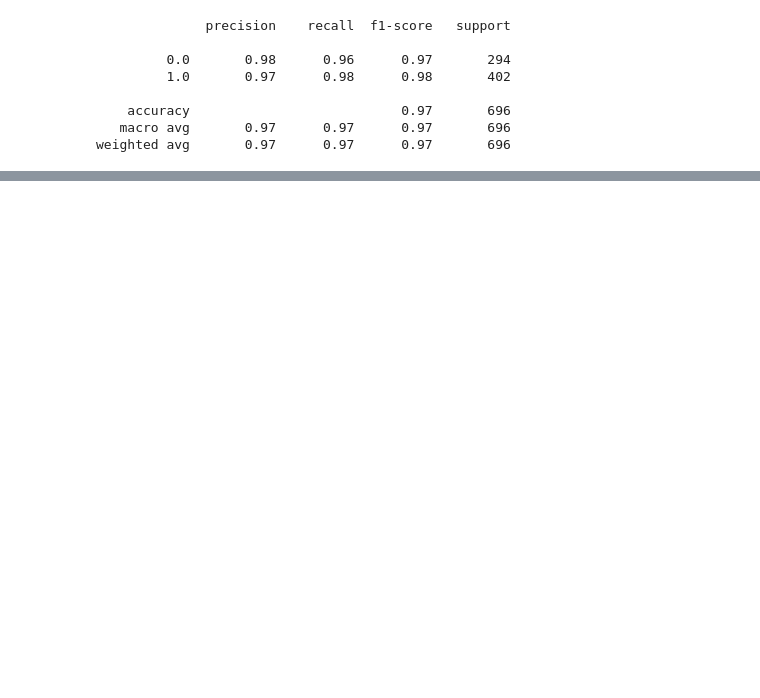
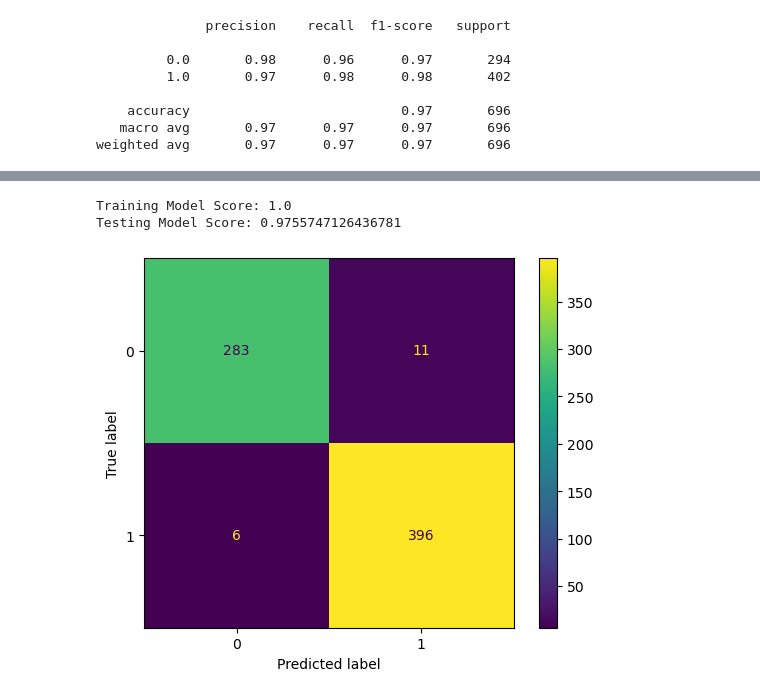
Before and after one commit to Cabone01/Tree_Survival, a Jupyter notebook: Tree_Notebook.ipynb, the cells around one changed output, grey strips where cells are left out. Drawn from its saved outputs; the diff is of its cells as text; code cells hidden in the pictures; blank space fills up the shorter version.

Commit message:
Model complete. Need to make visuals maybe and do ReadMe

```diff
--- a/Tree_Notebook.ipynb
+++ b/Tree_Notebook.ipynb
@@ -336,0 +343,6 @@ weighted avg       0.97      0.97      0.97       696
+# %%
+y_m = df_m2["Event"]
+X_m = df_m2.drop(columns=["Event"])
+# %%
+X_m_train, X_m_test, y_m_train, y_m_test = train_test_split(X_m, y_m, random_state=42)
+X_m_train.head()
@@ -336,0 +356,3 @@ weighted avg       0.97      0.97      0.97       696
+# %%
+model_lgb = lgb.LGBMClassifier()
+model_lgb.fit(X_m_train, y_m_train)
@@ -336,0 +368,3 @@ weighted avg       0.97      0.97      0.97       696
+# %%
+predictions = model_lgb.predict(X_m_test)
+print(classification_report(y_m_test, predictions))
@@ -336,0 +380,13 @@ weighted avg       0.97      0.97      0.97       696
+# %%
+print(f"Training Model Score: {model_lgb.score(X_m_train, y_m_train)}")
+print(f"Testing Model Score: {model_lgb.score(X_m_test, y_m_test)}")
+# %% [output]
+Training Model Score: 1.0
+Testing Model Score: 0.9755747126436781
+# %%
+from sklearn.metrics import ConfusionMatrixDisplay, confusion_matrix
+cm = confusion_matrix(y_m_test, predictions)
+
+cm_display = ConfusionMatrixDisplay(cm).plot()
+# %% [output]
+[figure, added]
```
Also changed, not shown: parts of 42 cells of this notebook.
